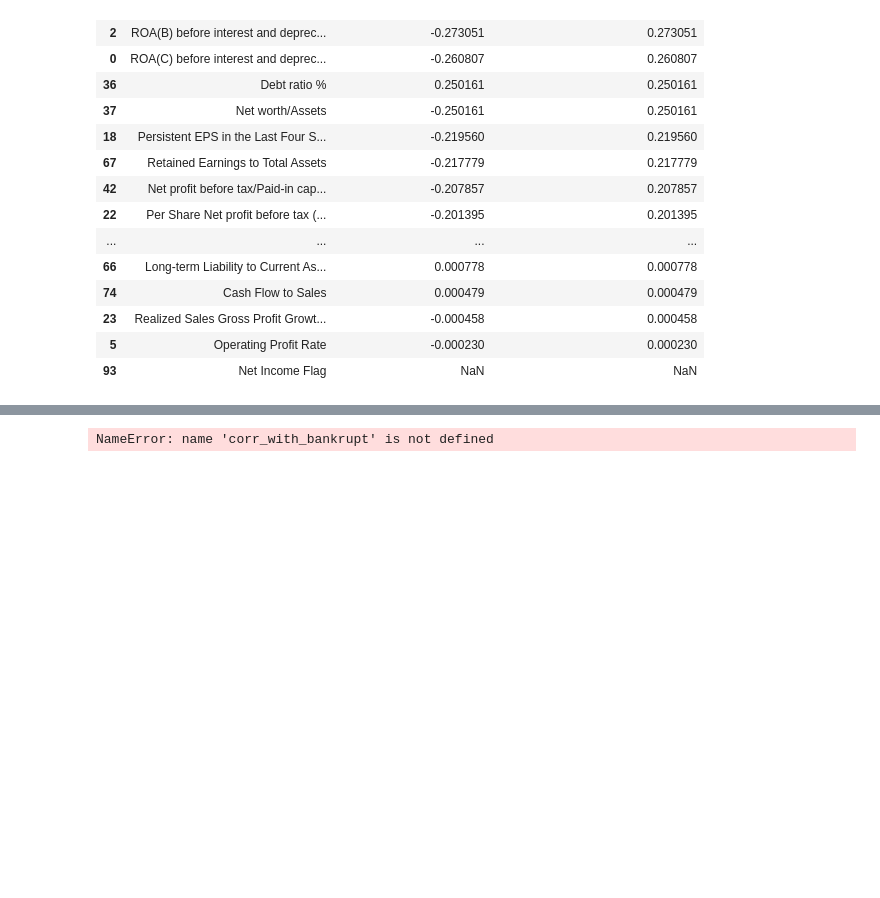
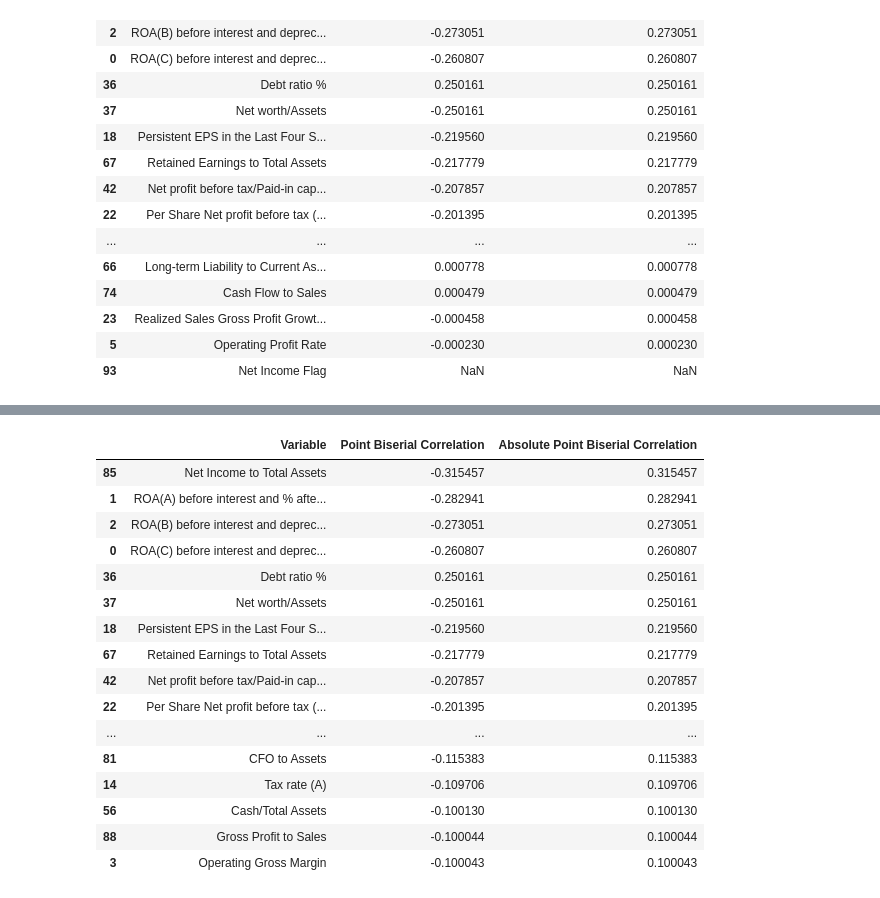
Before and after one commit to camilouribeg/DS4I-Project, a Jupyter notebook: notebooks/exploration/eda_analysis.ipynb, the cells around one changed output, grey strips where cells are left out. Saved outputs shown, nothing was run; the diff lists cells and outputs as text; code cells hidden in the pictures; blank space fills up the shorter version.

Commit message:
Updated the eda_analysis.ipynb file, created cleaned_data.csv and Modelling.ipynb

```diff
--- a/notebooks/exploration/eda_analysis.ipynb
+++ b/notebooks/exploration/eda_analysis.ipynb
@@ -220,12 +242,0 @@ data = data.drop(columns=["Net Income Flag"])
-# %%
-
-# Identify columns to drop (those with absolute correlation < 0.1)
-columns_to_drop = corr_with_bankrupt[corr_with_bankrupt['Absolute Corr'] < 0.1].index
-
-# Ensure columns to drop are in the data DataFrame
-columns_to_drop = [col for col in columns_to_drop if col in data.columns]
-
-# Drop those columns from the data
-data = data.drop(columns=columns_to_drop)
-# %% [output]
-NameError: name 'corr_with_bankrupt' is not defined
@@ -233,0 +243,25 @@ data
+# %%
+
+#Drop the rows from correlation_df with absolute correlation less than 0.1
+correlation_df = correlation_df[correlation_df["Absolute Point Biserial Correlation"] > 0.1]
+
+#Print the correlation_df
+correlation_df
+# %% [output]
+|  | Variable | Point Biserial Correlation | Absolute Point Biserial Correlation |
+| 85 | Net Income to Total Assets | -0.315457 | 0.315457 |
+| 1 | ROA(A) before interest and % afte... | -0.282941 | 0.282941 |
+| 2 | ROA(B) before interest and deprec... | -0.273051 | 0.273051 |
+| 0 | ROA(C) before interest and deprec... | -0.260807 | 0.260807 |
+| 36 | Debt ratio % | 0.250161 | 0.250161 |
+| 37 | Net worth/Assets | -0.250161 | 0.250161 |
+| 18 | Persistent EPS in the Last Four S... | -0.219560 | 0.219560 |
+| 67 | Retained Earnings to Total Assets | -0.217779 | 0.217779 |
+| 42 | Net profit before tax/Paid-in cap... | -0.207857 | 0.207857 |
+| 22 | Per Share Net profit before tax (... | -0.201395 | 0.201395 |
+| ... | ... | ... | ... |
+| 81 | CFO to Assets | -0.115383 | 0.115383 |
+| 14 | Tax rate (A) | -0.109706 | 0.109706 |
+| 56 | Cash/Total Assets | -0.100130 | 0.100130 |
+| 88 | Gross Profit to Sales | -0.100044 | 0.100044 |
+| 3 | Operating Gross Margin | -0.100043 | 0.100043 |
```
Also changed, not shown: parts of 12 cells of this notebook, 3 other files.
